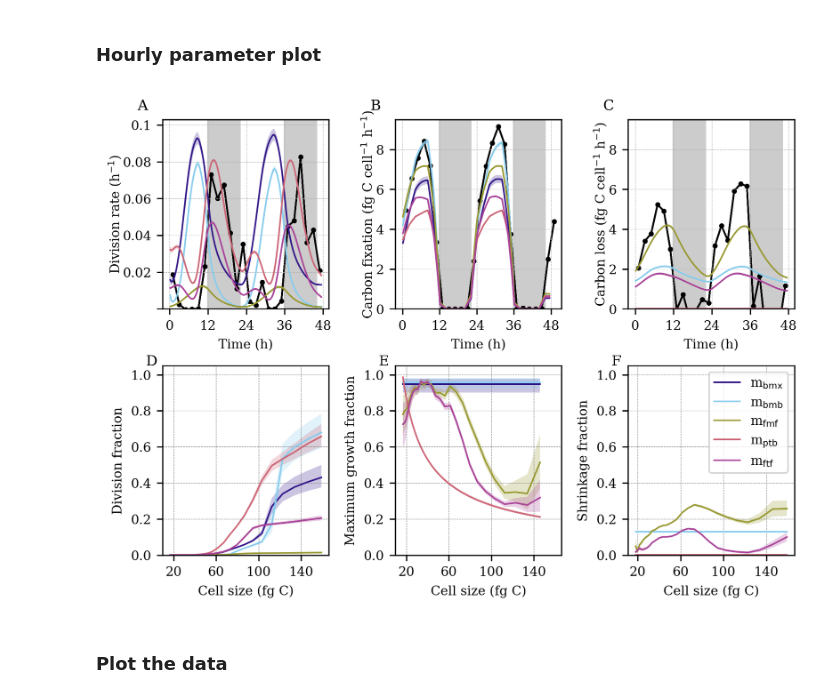
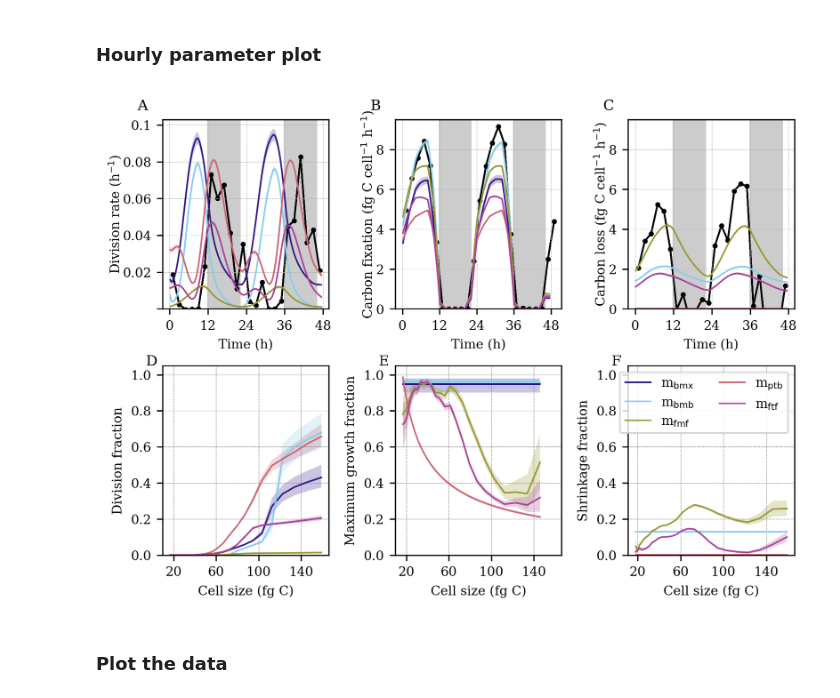
Before and after one commit to CBIOMES/bayesian-matrix-population-model, a Jupyter notebook: notebooks/figures.ipynb, the cells around one changed output. Saved outputs shown, nothing was run; the diff lists cells and outputs as text; code cells hidden in the pictures.

```diff
--- a/notebooks/figures.ipynb
+++ b/notebooks/figures.ipynb
@@ -727,35 +727,35 @@ for model in temp_mcmcs:
 #     sc = ax.fill_between(x, qq[0,:], qq[-1,:], alpha=0.25, color=colors_model[model])
     ax.fill_between(x, qq[1,:], qq[-2,:], alpha=0.25, facecolor=colors_model[model])
     ax.plot(x, qq[2,:], color=colors_model[model], lw=1)
 
 ax.set(ylim=ylim)
 ax.set_xticks([], minor=True)
 ax.set_xticks(major_ticks, minor=False)
 ax.set_xticklabels([str(int(np.round(major_ticks[ii], 0)))
                     for ii in range(len(major_ticks))],
                    minor=False, fontdict={'fontsize': label_fontsize})
 ax.set_xlabel('Cell size (fg C)')
 ax.set_ylabel('Shrinkage fraction')
 ax.text(xtext, ytext, 'F', transform = ax.transAxes, color=text_color,
         fontsize=fontsize,
         path_effects=[pe.Stroke(linewidth=1, foreground='w'), pe.Normal()])
 ax.grid(which=which_grid, axis=grid_axis, color=grid_color, linestyle=grid_style,
         linewidth=grid_width)
 
 ax.legend([desc_model[model].replace(',',',\n') for model in temp_mcmcs],
-           ncol=1, fontsize=8, loc='best')
+           ncol=2, fontsize=8, loc='best')
 
 
 plt.subplots_adjust(hspace=0.3, wspace=0.4, left=0.17)
 if save_plots:
     plt.savefig('../figures/zinser_hourly.pdf', bbox_inches='tight', dpi=300)
 plt.show()
 plt.close()
 
 mod_list = ['m_bmx', 'm_bmb', 'm_pmb', 'm_fmb', 'm_fmf', 'm_btb',
             'm_ptb', 'm_ftb', 'm_ftf']
 # %% [output]
-[figure, old version]
+[figure, new version]
 # %% [markdown]
 ### Plot the data
 # %%
```
Also changed, not shown: parts of 1 cell of this notebook, 19 other files.
